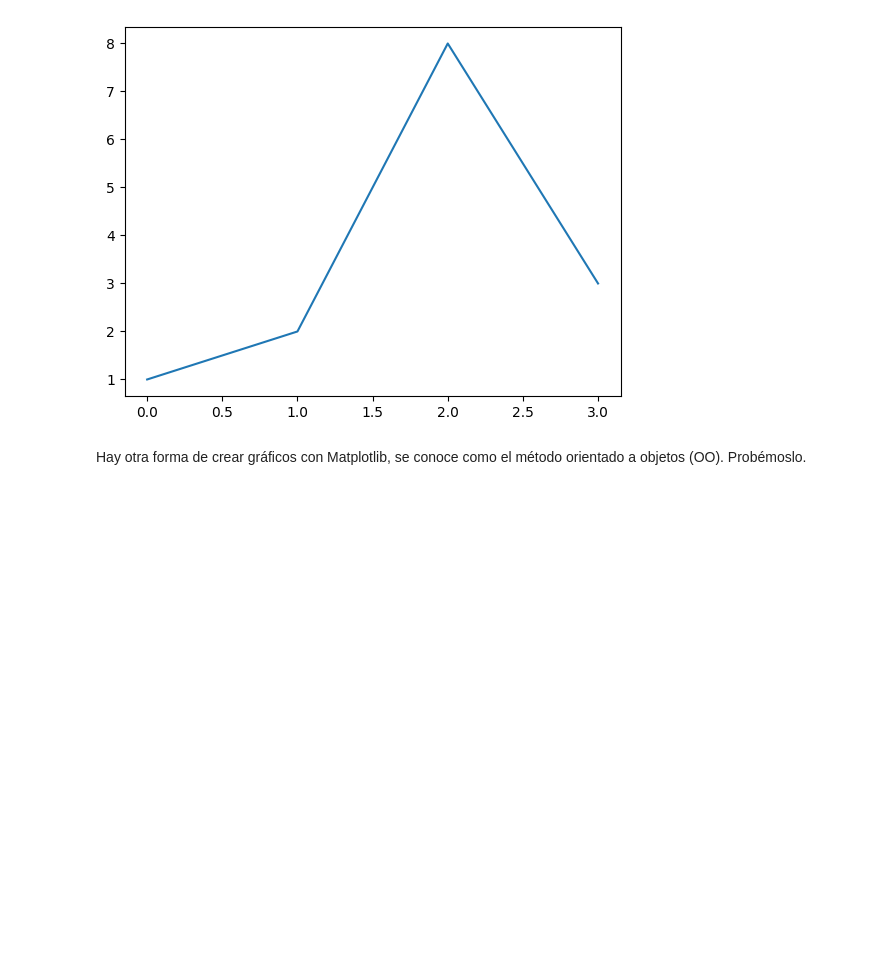
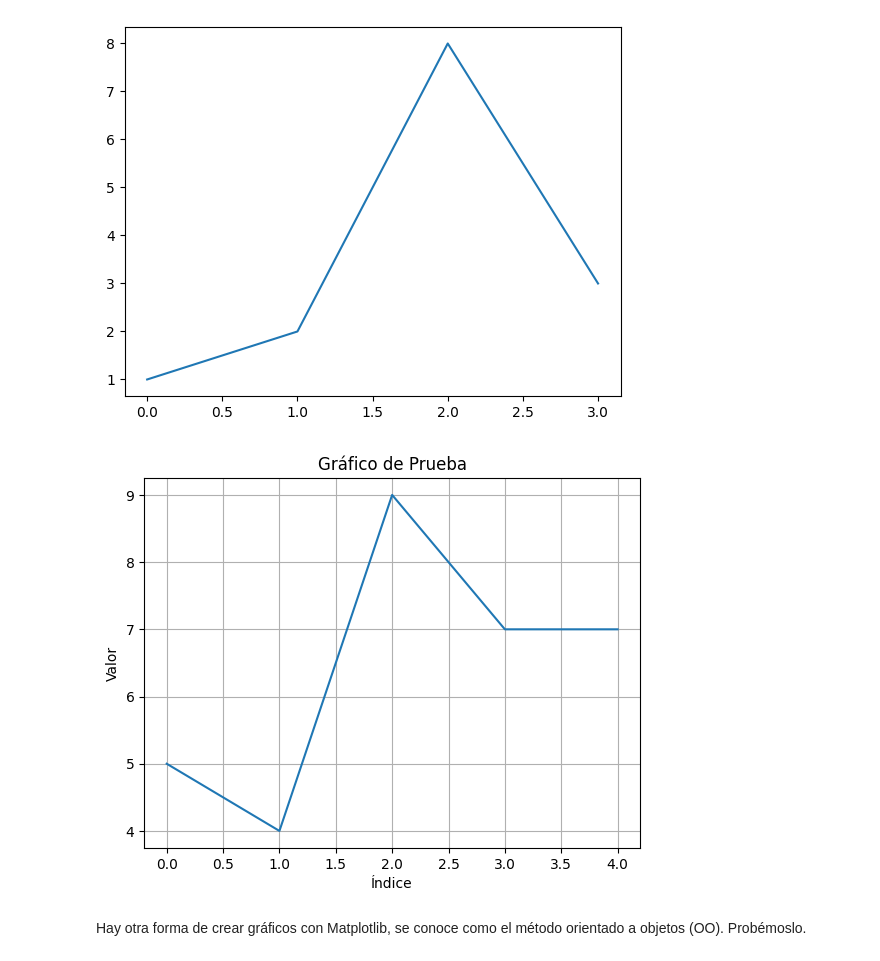
Before and after one commit to AlexDotel/Practicas-Machine-Learning, a Jupyter notebook: Ejercicio_Matplotlib.ipynb, the cells around one changed output. Saved outputs shown, nothing was run; the diff lists cells and outputs as text; code cells hidden in the pictures; blank space fills up the shorter version.

```diff
--- a/Ejercicio_Matplotlib.ipynb
+++ b/Ejercicio_Matplotlib.ipynb
@@ -24,3 +22,18 @@ plt.
+# %%
+# Grafica una sola lista de Python
+
+# Lista de ejemplo
+valores = np.random.randint(0, 10, size=5)
+
+# Graficar
+plt.plot(valores)        # Dibujar el grafico
+plt.title("Gráfico de Prueba")
+plt.xlabel("Índice")
+plt.ylabel("Valor")
+plt.grid(True) #Opcional
+plt.show()
+# %% [output]
+[figure, added]
 # %%
 # Crea dos listas, una llamada X, una llamada y, cada una con 5 números en ellas
 # %%
```
Also changed, not shown: parts of 2 cells of this notebook.
